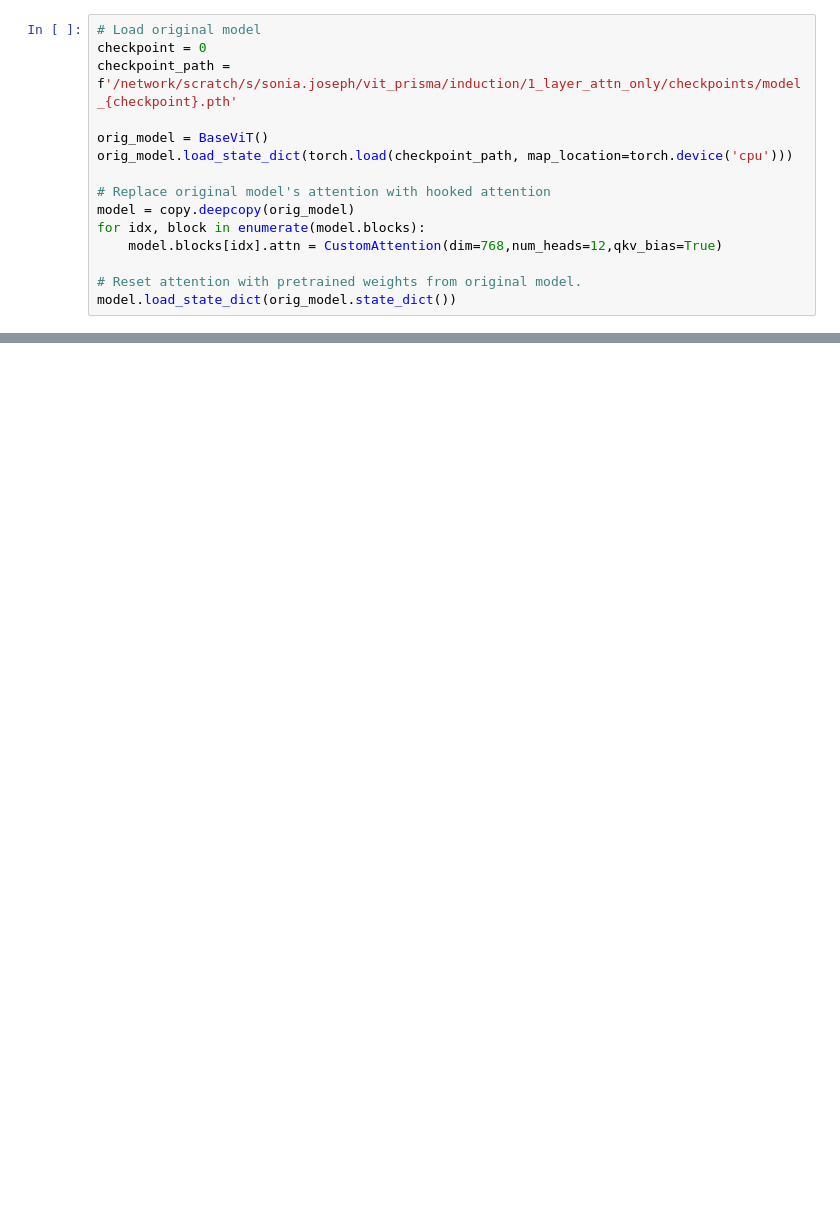
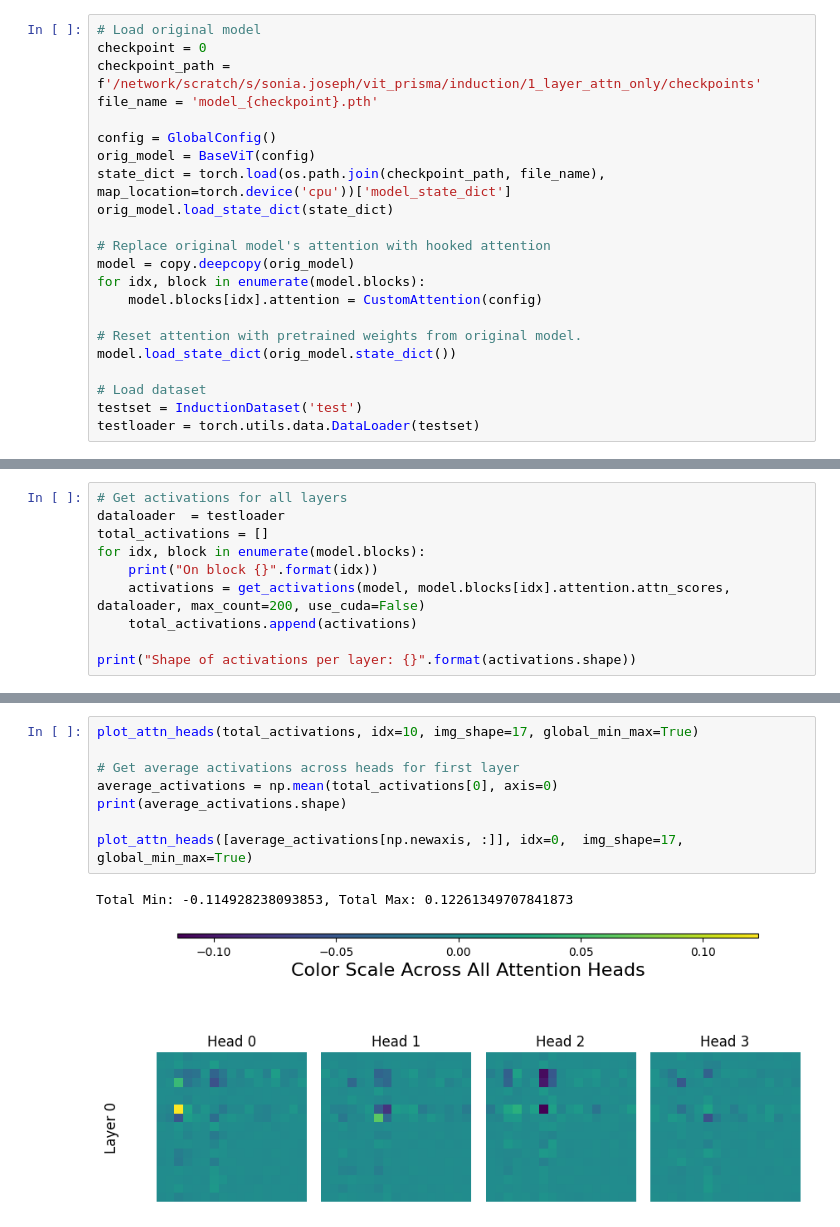
Before and after one commit to soniajoseph/ViT-Prisma, a Jupyter notebook: demo/visualize_attention_heads.ipynb, the cells around one changed output, grey strips where cells are left out. Cells and saved outputs as stored; diff of their text form; blank space fills up the shorter version.

Commit message:
make updates to ivsualizing attention in nb

```diff
--- a/demo/visualize_attention_heads.ipynb
+++ b/demo/visualize_attention_heads.ipynb
@@ -10,16 +16,23 @@ import copy
 # %%
 # Load original model
 checkpoint = 0
-checkpoint_path = f'/network/scratch/s/sonia.joseph/vit_prisma/induction/1_layer_attn_only/checkpoints/model_{checkpoint}.pth'
+checkpoint_path = f'/network/scratch/s/sonia.joseph/vit_prisma/induction/1_layer_attn_only/checkpoints'
+file_name = 'model_{checkpoint}.pth'
 
-orig_model = BaseViT()
-orig_model.load_state_dict(torch.load(checkpoint_path, map_location=torch.device('cpu')))
+config = GlobalConfig()
+orig_model = BaseViT(config)
+state_dict = torch.load(os.path.join(checkpoint_path, file_name), map_location=torch.device('cpu'))['model_state_dict']
+orig_model.load_state_dict(state_dict)
 
 # Replace original model's attention with hooked attention
 model = copy.deepcopy(orig_model)
 for idx, block in enumerate(model.blocks):
-    model.blocks[idx].attn = CustomAttention(dim=768,num_heads=12,qkv_bias=True)
+    model.blocks[idx].attention = CustomAttention(config)
 
 # Reset attention with pretrained weights from original model.
 model.load_state_dict(orig_model.state_dict())
+
+# Load dataset
+testset = InductionDataset('test')
+testloader = torch.utils.data.DataLoader(testset)
 # %% [output]
@@ -46,0 +40,10 @@ model
+# %%
+# Get activations for all layers
+dataloader  = testloader
+total_activations = []
+for idx, block in enumerate(model.blocks):
+    print("On block {}".format(idx))
+    activations = get_activations(model, model.blocks[idx].attention.attn_scores, dataloader, max_count=200, use_cuda=False)
+    total_activations.append(activations)
+
+print("Shape of activations per layer: {}".format(activations.shape))
@@ -46,0 +53,11 @@ model
+# %%
+plot_attn_heads(total_activations, idx=10, img_shape=17, global_min_max=True)
+
+# Get average activations across heads for first layer
+average_activations = np.mean(total_activations[0], axis=0)
+print(average_activations.shape)
+
+plot_attn_heads([average_activations[np.newaxis, :]], idx=0,  img_shape=17, global_min_max=True)
+# %% [output]
+Total Min: -0.114928238093853, Total Max: 0.12261349707841873
+[figure, added]
```
Also changed, not shown: parts of 6 cells of this notebook, 1 other file.
